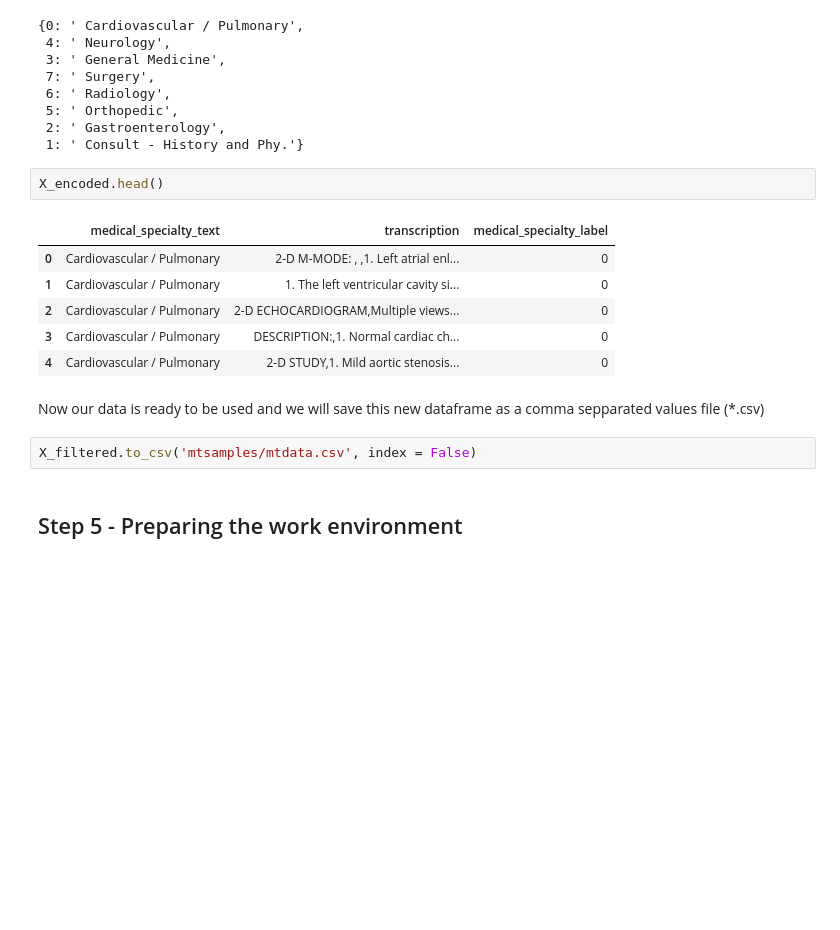
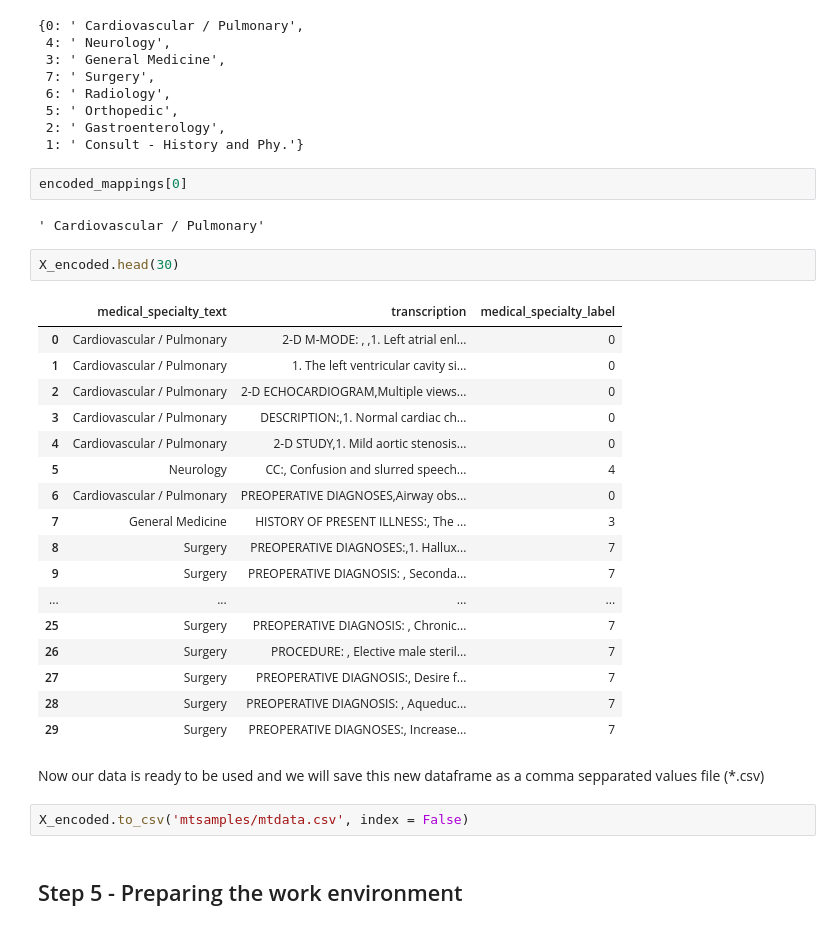
Before and after one commit to socd06/SyferText, a Jupyter notebook: tutorials/usecases/UC02 - Medical Text Classification - Private Datasets - (Secure Training).ipynb, the cells around one changed output. Saved outputs shown, nothing was run; the diff lists cells and outputs as text; blank space fills up the shorter version.

```diff
--- a/tutorials/usecases/UC02 - Medical Text Classification - Private Datasets - (Secure Training).ipynb
+++ b/tutorials/usecases/UC02 - Medical Text Classification - Private Datasets - (Secure Training).ipynb
@@ -333,19 +330,34 @@ encoded_mappings
  5: ' Orthopedic',
  2: ' Gastroenterology',
  1: ' Consult - History and Phy.'}
+# %%
+encoded_mappings[0]
+# %% [output]
+' Cardiovascular / Pulmonary'
 # %%
-X_encoded.head()
+X_encoded.head(30)
 # %% [output]
 |  | medical_specialty_text | transcription | medical_specialty_label |
 | 0 | Cardiovascular / Pulmonary | 2-D M-MODE: , ,1. Left atrial enl... | 0 |
 | 1 | Cardiovascular / Pulmonary | 1. The left ventricular cavity si... | 0 |
 | 2 | Cardiovascular / Pulmonary | 2-D ECHOCARDIOGRAM,Multiple views... | 0 |
 | 3 | Cardiovascular / Pulmonary | DESCRIPTION:,1. Normal cardiac ch... | 0 |
 | 4 | Cardiovascular / Pulmonary | 2-D STUDY,1. Mild aortic stenosis... | 0 |
+| 5 | Neurology | CC:, Confusion and slurred speech... | 4 |
+| 6 | Cardiovascular / Pulmonary | PREOPERATIVE DIAGNOSES,Airway obs... | 0 |
+| 7 | General Medicine | HISTORY OF PRESENT ILLNESS:, The ... | 3 |
+| 8 | Surgery | PREOPERATIVE DIAGNOSES:,1. Hallux... | 7 |
+| 9 | Surgery | PREOPERATIVE DIAGNOSIS: , Seconda... | 7 |
+| ... | ... | ... | ... |
+| 25 | Surgery | PREOPERATIVE DIAGNOSIS: , Chronic... | 7 |
+| 26 | Surgery | PROCEDURE: , Elective male steril... | 7 |
+| 27 | Surgery | PREOPERATIVE DIAGNOSIS:, Desire f... | 7 |
+| 28 | Surgery | PREOPERATIVE DIAGNOSIS: , Aqueduc... | 7 |
+| 29 | Surgery | PREOPERATIVE DIAGNOSES:, Increase... | 7 |
 # %% [markdown]
 Now our data is ready to be used and we will save this new dataframe as a comma sepparated values file (*.csv)
 # %%
-X_filtered.to_csv('mtsamples/mtdata.csv', index = False)
+X_encoded.to_csv('mtsamples/mtdata.csv', index = False)
 # %% [markdown]
 ## Step 5 - Preparing the work environment
 # %% [markdown]
```
Also changed, not shown: parts of 5 cells of this notebook.
